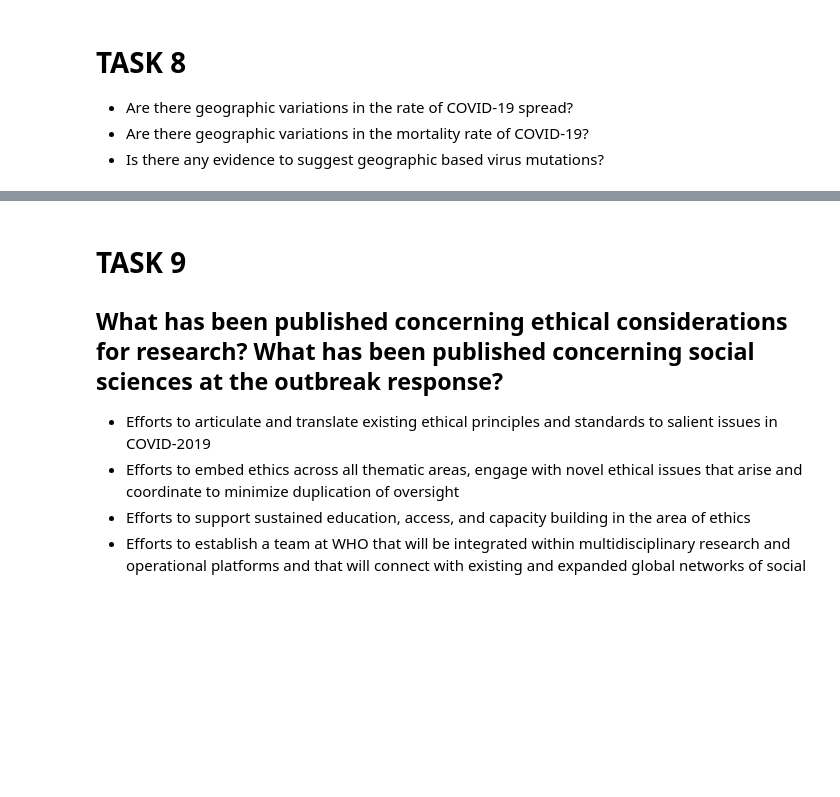
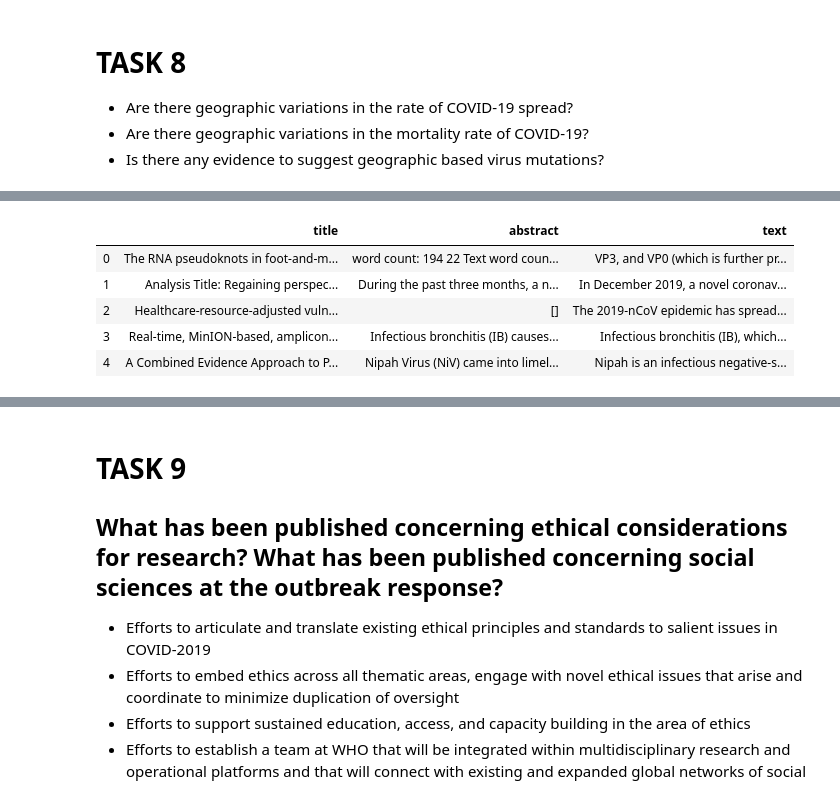
Before and after one commit to tableClothed/COVID-challenge, a Jupyter notebook: find_similarity2.ipynb, the cells around one changed output, grey strips where cells are left out. Cells and saved outputs as stored; diff of their text form; code cells hidden in the pictures; blank space fills up the shorter version.

```diff
--- a/find_similarity2.ipynb
+++ b/find_similarity2.ipynb
@@ -341,0 +343,10 @@ geo_df.head()
+# %%
+next_df = pd.read_csv("csvfiles/COVID.csv", index_col=0)
+next_df.head()
+# %% [output]
+|  | title | abstract | text |
+| 0 | The RNA pseudoknots in foot-and-m... | word count: 194 22 Text word coun... | VP3, and VP0 (which is further pr... |
+| 1 | Analysis Title: Regaining perspec... | During the past three months, a n... | In December 2019, a novel coronav... |
+| 2 | Healthcare-resource-adjusted vuln... | [] | The 2019-nCoV epidemic has spread... |
+| 3 | Real-time, MinION-based, amplicon... | Infectious bronchitis (IB) causes... | Infectious bronchitis (IB), which... |
+| 4 | A Combined Evidence Approach to P... | Nipah Virus (NiV) came into limel... | Nipah is an infectious negative-s... |
```
Also changed, not shown: parts of 6 cells of this notebook, 2 other files.
